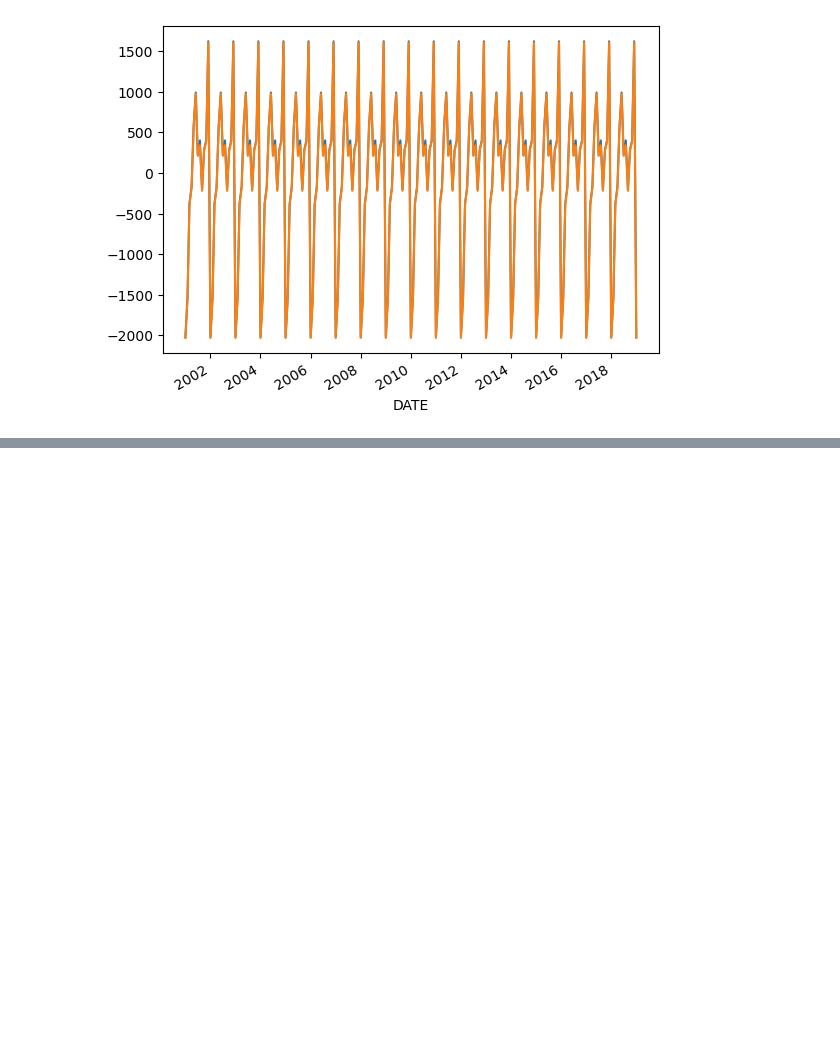
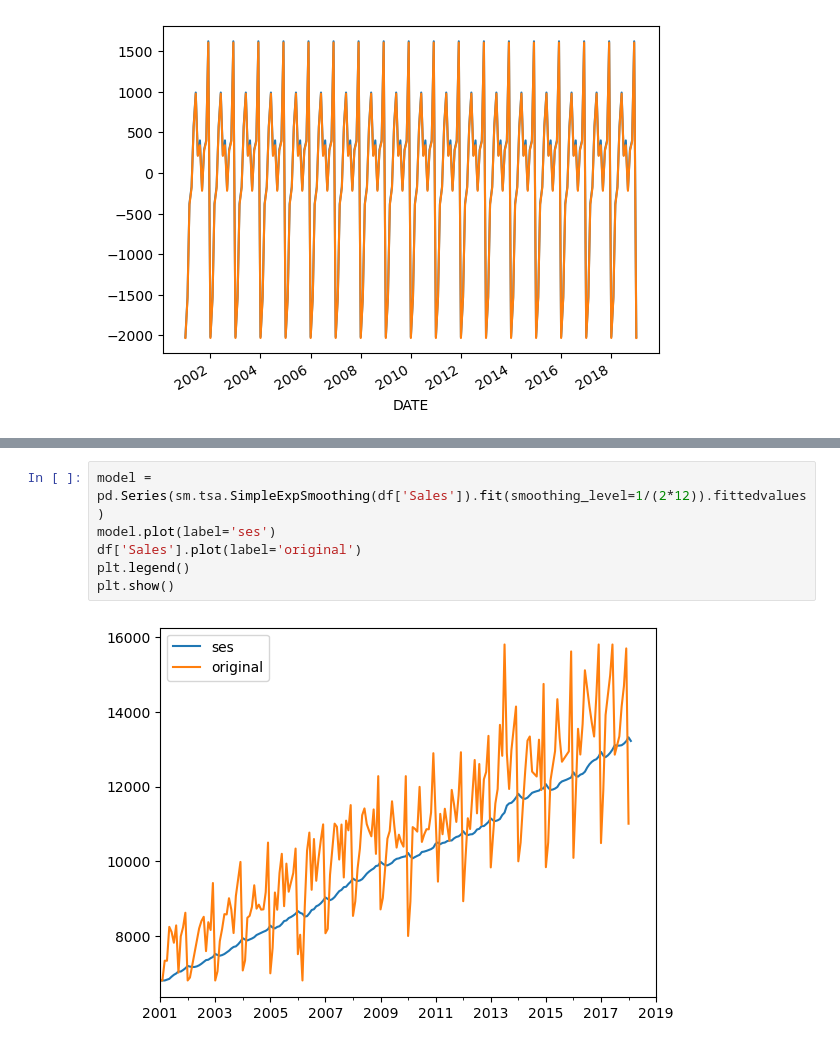
Before and after one commit to GauravDaharia20/Scaler-Projects, a Jupyter notebook: Time Series/notes backup/ts.ipynb, the cells around one changed output, grey strips where cells are left out. Saved outputs shown, nothing was run; the diff lists cells and outputs as text; blank space fills up the shorter version.

```diff
--- a/Time Series/notes backup/ts.ipynb
+++ b/Time Series/notes backup/ts.ipynb
@@ -200,0 +220,8 @@ final_ans[0][1]
+# %%
+model = pd.Series(sm.tsa.SimpleExpSmoothing(df['Sales']).fit(smoothing_level=1/(2*12)).fittedvalues)
+model.plot(label='ses')
+df['Sales'].plot(label='original')
+plt.legend()
+plt.show()
+# %% [output]
+[figure, added]
```
Also changed, not shown: parts of 10 cells of this notebook, 37 other files.
